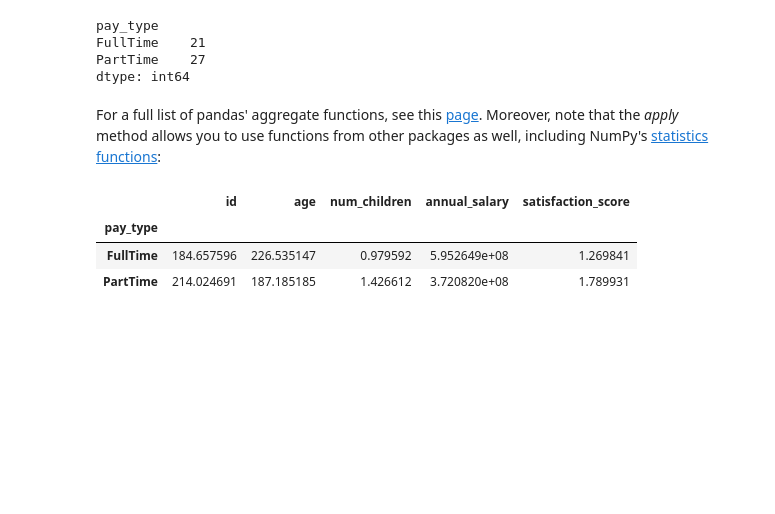
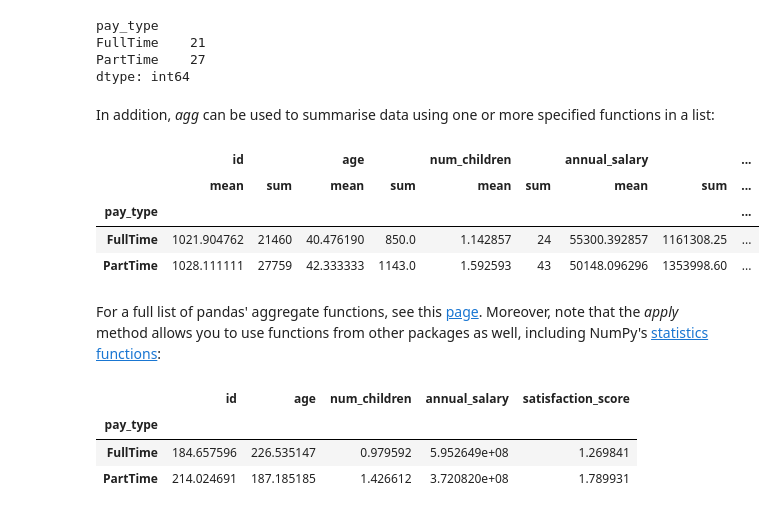
Before and after one commit to davedgd/python-bootcamp, a Jupyter notebook: Unit 5/Python-Bootcamp-Unit5.ipynb, the cells around one changed output. Drawn from its saved outputs; the diff is of its cells as text; code cells hidden in the pictures; blank space fills up the shorter version.

```diff
--- a/Unit 5/Python-Bootcamp-Unit5.ipynb
+++ b/Unit 5/Python-Bootcamp-Unit5.ipynb
@@ -499,0 +524,4 @@ myDF.sort_values('satisfaction_score', ascending = False).head(10)
+# %%
+myDF.age = myDF.age.astype('uint8')
+
+myDF.dtypes
@@ -499,0 +543,8 @@ myDF.sort_values('satisfaction_score', ascending = False).head(10)
+# %%
+myDF = myDF.astype({
+    'age': 'float',
+    'pay_type': 'category',
+    'shirt_size': 'category'
+})
+
+myDF.dtypes
@@ -1037,6 +1128,16 @@ pay_type
 FullTime    21
 PartTime    27
 dtype: int64
+# %% [markdown]
+In addition, *agg* can be used to summarise data using one or more specified functions in a list:
+# %%
+myDFGrouped.agg(['mean', 'sum'])
+# %% [output]
+|  | id |  | age |  | num_children |  | annual_salary |  | ... |
+|  | mean | sum | mean | sum | mean | sum | mean | sum | ... |
+| pay_type |  |  |  |  |  |  |  |  | ... |
+| FullTime | 1021.904762 | 21460 | 40.476190 | 850.0 | 1.142857 | 24 | 55300.392857 | 1161308.25 | ... |
+| PartTime | 1028.111111 | 27759 | 42.333333 | 1143.0 | 1.592593 | 43 | 50148.096296 | 1353998.60 | ... |
 # %% [markdown]
 For a full list of pandas' aggregate functions, see this [page](https://pandas.pydata.org/pandas-docs/stable/user_guide/groupby.html#aggregation). Moreover, note that the *apply* method allows you to use functions from other packages as well, including NumPy's [statistics functions](https://numpy.org/devdocs/reference/routines.statistics.html):
 # %%
```
Also changed, not shown: parts of 31 cells of this notebook, 6 other files.
